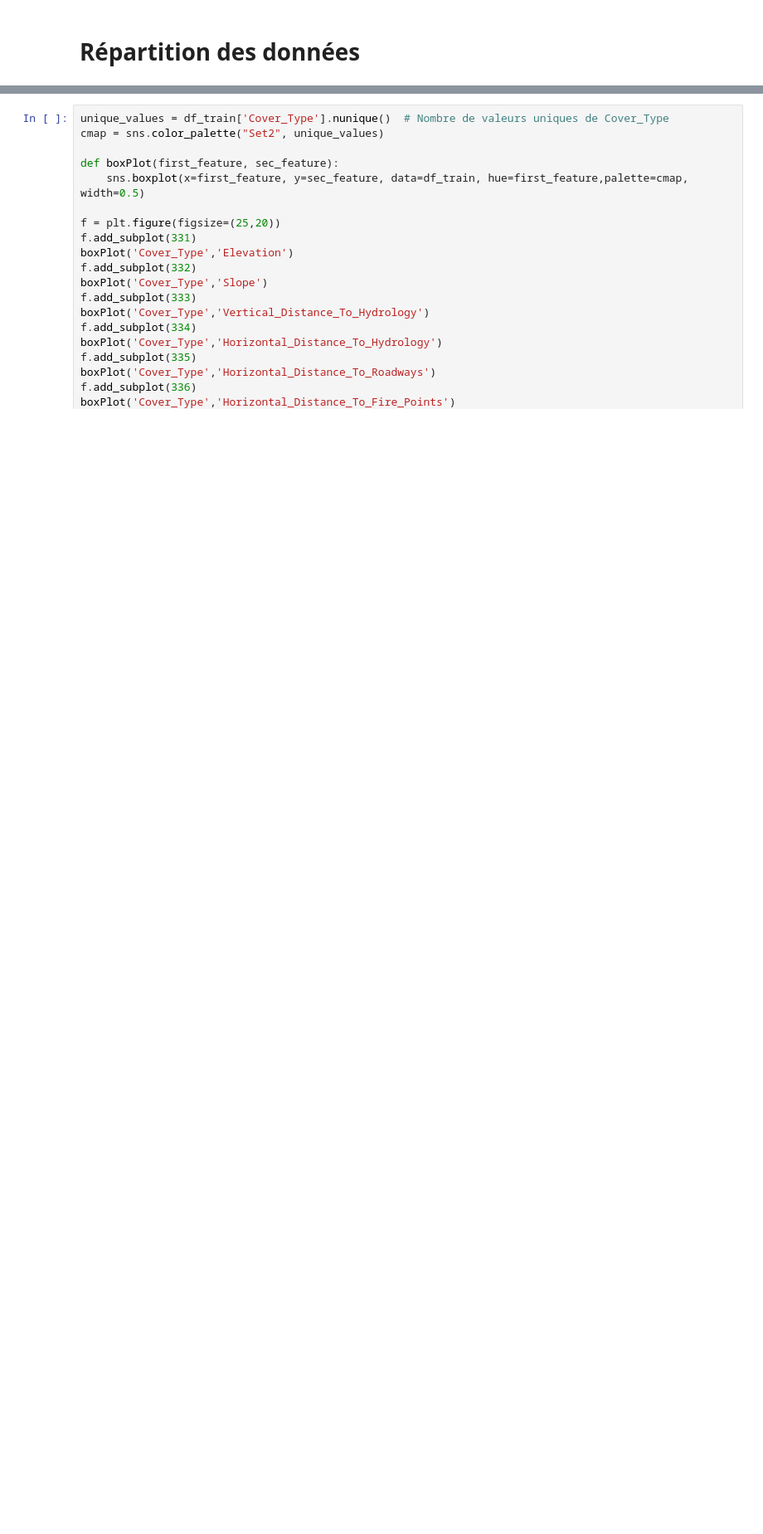
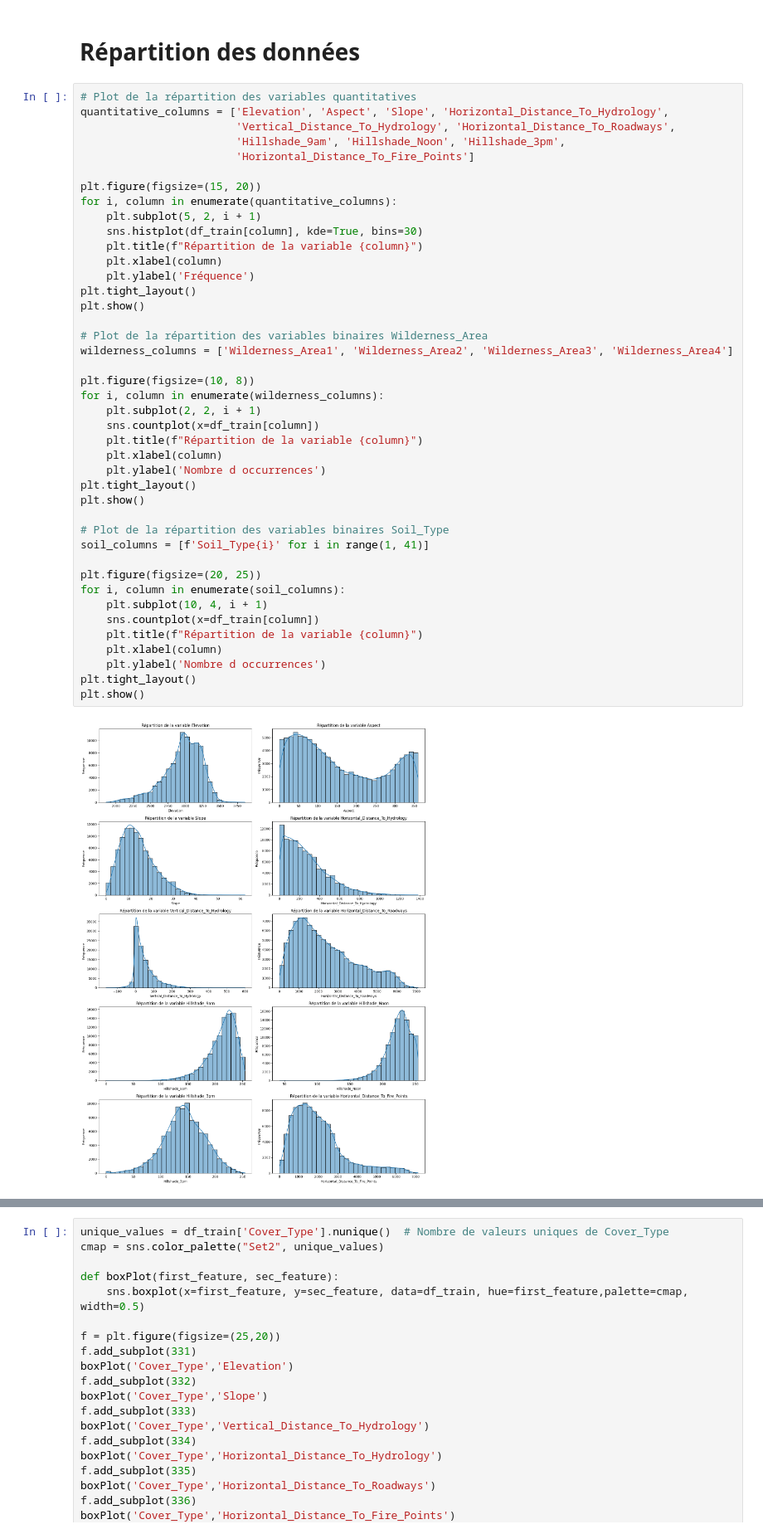
Before and after one commit to raphbrd/M2-data-challenge, a Jupyter notebook: TP_classification-1.ipynb, the cells around one changed output, grey strips where cells are left out. Shown at 83% size. Drawn from its saved outputs; the diff is of its cells as text; blank space fills up the shorter version.

```diff
--- a/TP_classification-1.ipynb
+++ b/TP_classification-1.ipynb
@@ -77,3 +77,47 @@ heatmap.set_title('Correlation Heatmap', fontdict={'fontsize':12}, pad=12);
 [figure]
 # %% [markdown]
 # Répartition des données
+# %%
+# Plot de la répartition des variables quantitatives
+quantitative_columns = ['Elevation', 'Aspect', 'Slope', 'Horizontal_Distance_To_Hydrology',
+                        'Vertical_Distance_To_Hydrology', 'Horizontal_Distance_To_Roadways',
+                        'Hillshade_9am', 'Hillshade_Noon', 'Hillshade_3pm',
+                        'Horizontal_Distance_To_Fire_Points']
+
+plt.figure(figsize=(15, 20))
+for i, column in enumerate(quantitative_columns):
+    plt.subplot(5, 2, i + 1)
+    sns.histplot(df_train[column], kde=True, bins=30)
+    plt.title(f"Répartition de la variable {column}")
+    plt.xlabel(column)
+    plt.ylabel('Fréquence')
+plt.tight_layout()
+plt.show()
+
+# Plot de la répartition des variables binaires Wilderness_Area
+wilderness_columns = ['Wilderness_Area1', 'Wilderness_Area2', 'Wilderness_Area3', 'Wilderness_Area4']
+
+plt.figure(figsize=(10, 8))
+for i, column in enumerate(wilderness_columns):
+    plt.subplot(2, 2, i + 1)
+    sns.countplot(x=df_train[column])
+    plt.title(f"Répartition de la variable {column}")
+    plt.xlabel(column)
+    plt.ylabel('Nombre d occurrences')
+plt.tight_layout()
+plt.show()
+
+# Plot de la répartition des variables binaires Soil_Type
+soil_columns = [f'Soil_Type{i}' for i in range(1, 41)]
+
+plt.figure(figsize=(20, 25))
+for i, column in enumerate(soil_columns):
+    plt.subplot(10, 4, i + 1)
+    sns.countplot(x=df_train[column])
+    plt.title(f"Répartition de la variable {column}")
+    plt.xlabel(column)
+    plt.ylabel('Nombre d occurrences')
+plt.tight_layout()
+plt.show()
+# %% [output]
+[figure, added]
```
Also changed, not shown: parts of 21 cells of this notebook.
